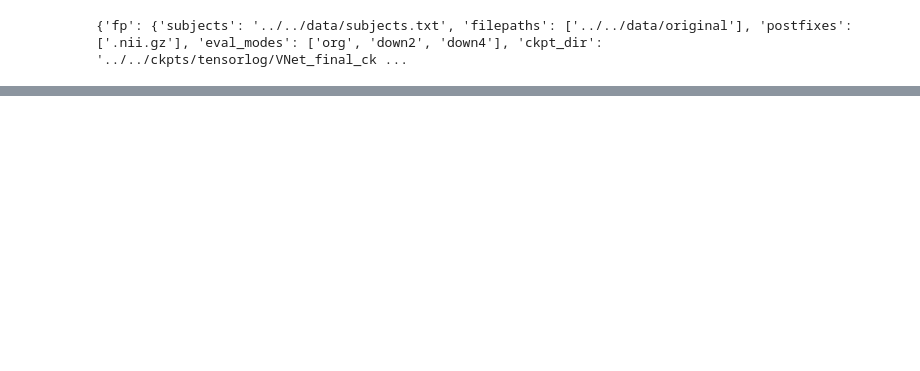
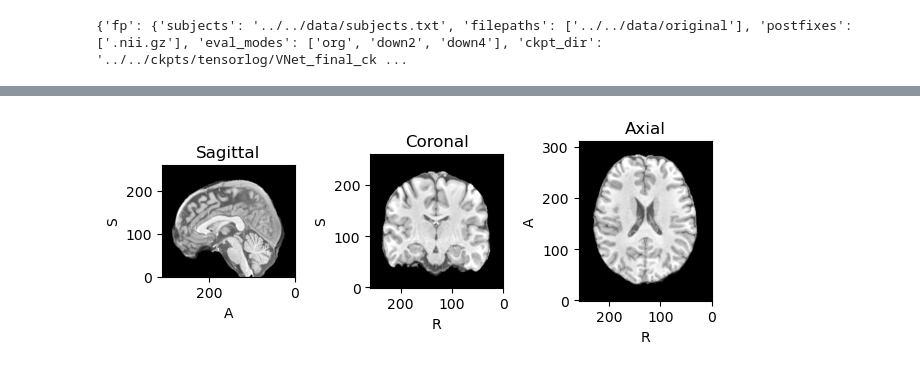
Before and after one commit to abbasilab/Synthetic_7T_MRI, a Jupyter notebook: src/eval/Run_VNet.ipynb, the cells around one changed output, grey strips where cells are left out. Cells and saved outputs as stored; diff of their text form; code cells hidden in the pictures; blank space fills up the shorter version.

```diff
--- a/src/eval/Run_VNet.ipynb
+++ b/src/eval/Run_VNet.ipynb
@@ -205,0 +89,21 @@ def load_all_from_paths(filePaths):
+# %%
+model = VNetModel.load_from_checkpoint(ckpt_path).eval().to('cuda')
+# %%
+batch_size = 40
+patch_size = 64
+patch_overlap = 8
+num_workers = 1
+max_queue_length = 1000
+# %%
+params = {
+    "data": {
+            "batch_size": batch_size,
+            "patch_size": patch_size,
+            "patch_overlap": patch_overlap
+    },
+    "training":{ # this is a naming oversight, these are actually the parameters for the patched dataloader
+                "num_workers": num_workers,
+                "max_queue_length": max_queue_length
+    }
+}
+params = Box(params)
@@ -205,0 +114,17 @@ def load_all_from_paths(filePaths):
+# %%
+with torch.no_grad():
+    preds = []
+    for subject in subjects_dataset:
+        loader, aggregator = patch_dataloader(tio.SubjectsDataset([subject]), params)
+
+        for patches_batch in loader:
+            patches = patches_batch['t1_3T'][tio.DATA].to('cuda')
+            locations = patches_batch[tio.LOCATION]
+            patches_preds = model(patches) * patches_batch['mask'][tio.DATA].to('cuda')
+            aggregator.add_batch(patches_preds.cpu(), locations)
+        # get images from aggregators
+        image = aggregator.get_output_tensor()
+        affine = subject.t1_3T.affine  # same affine for images now, this may need change
+        image = tio.ScalarImage(tensor=image, affine=affine)
+        subject.add_image(image, 'pred')
+        preds.append(subject)
@@ -205,0 +170,4 @@ def load_all_from_paths(filePaths):
+# %%
+preds[0].t1_3T.plot()
+# %% [output]
+[figure, added]
```
Also changed, not shown: parts of 26 cells of this notebook, 3 other files.
